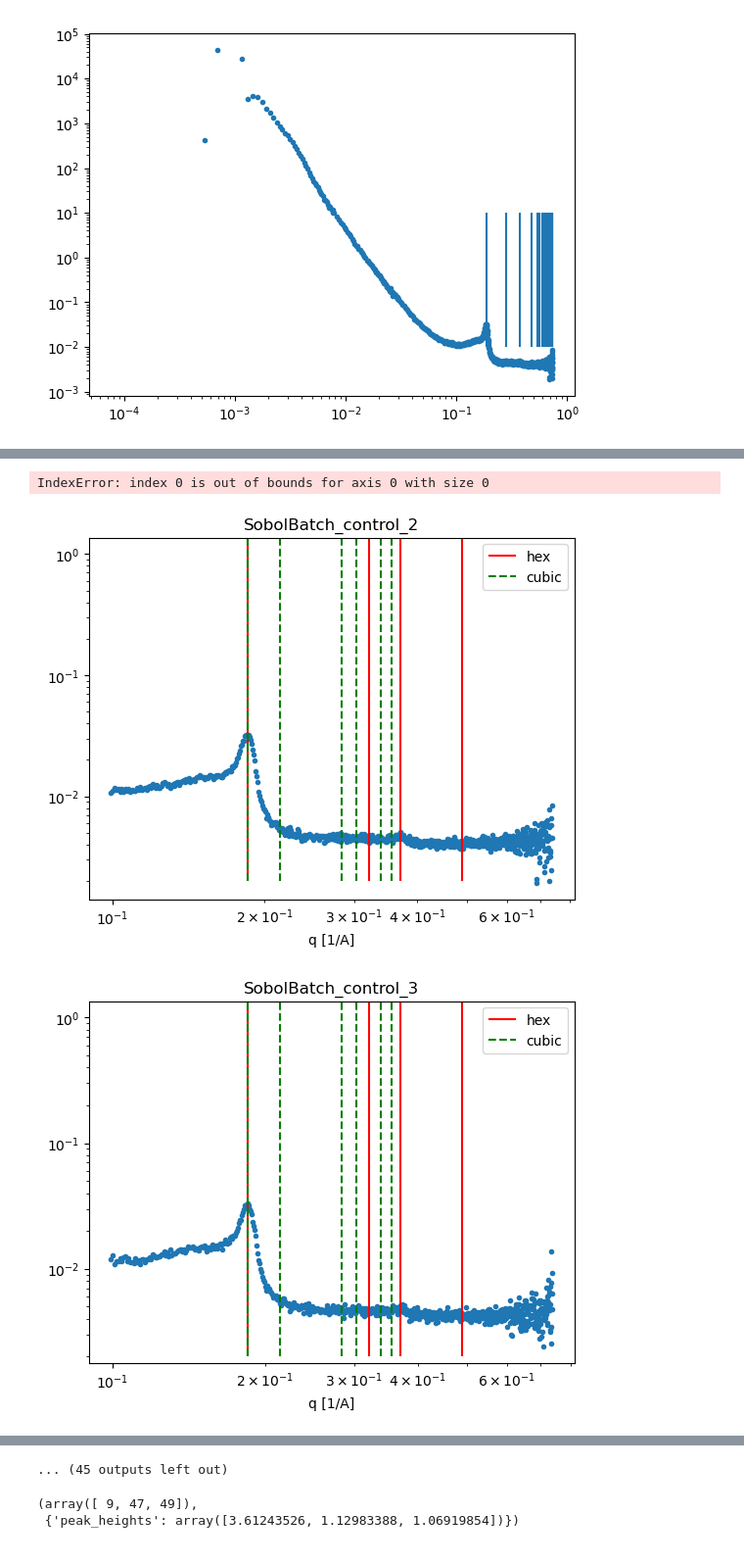
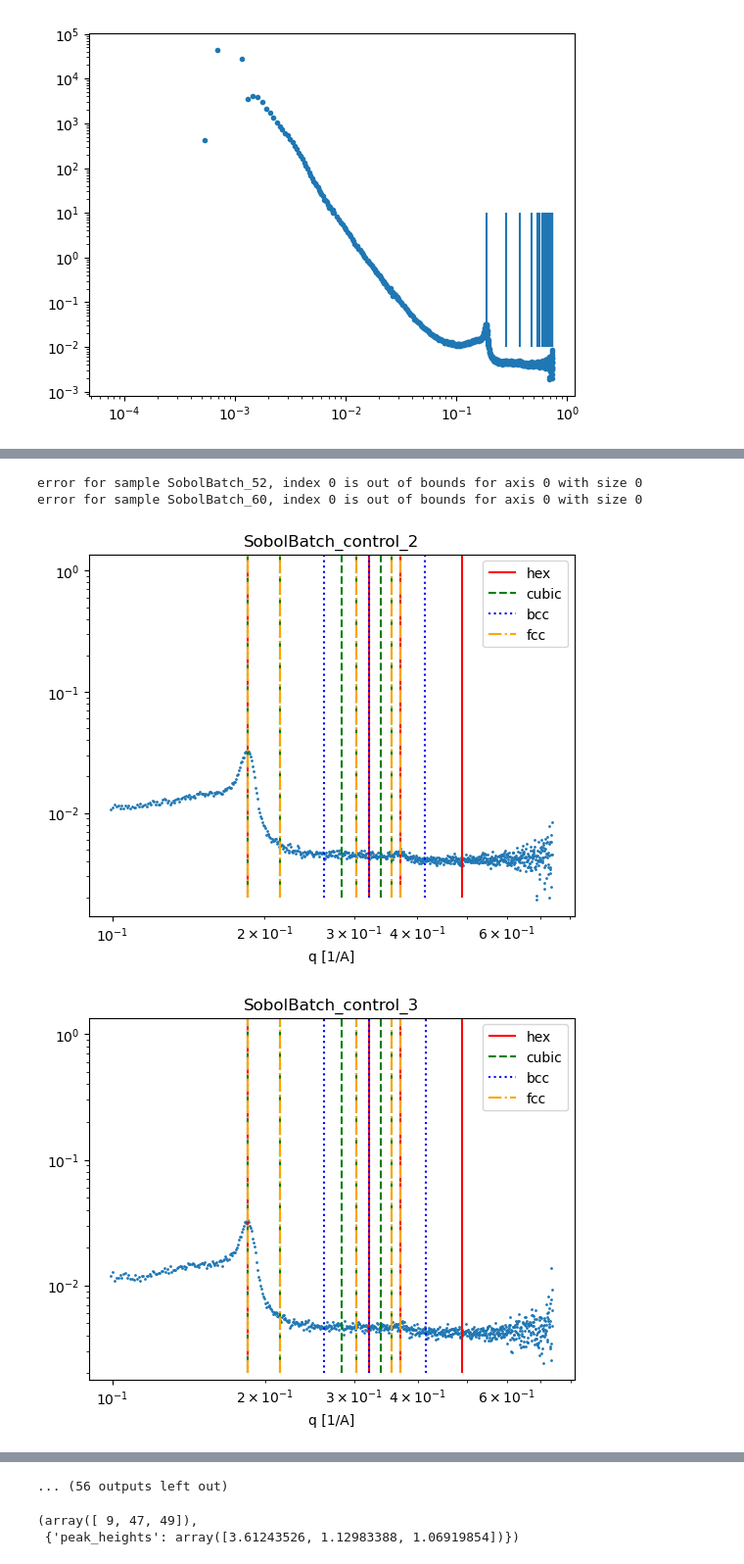
Before and after one commit to pozzo-research-group/silica-np-synthesis, a Jupyter notebook: APS_data_analysis/APSBatch_mesoporousPhasemaps.ipynb, the cells around one changed output, grey strips where cells are left out. Shown at 98% size. Cells and saved outputs as stored; diff of their text form; code cells hidden in the pictures.

```diff
--- a/APS_data_analysis/APSBatch_mesoporousPhasemaps.ipynb
+++ b/APS_data_analysis/APSBatch_mesoporousPhasemaps.ipynb
@@ -24,5 +24,6 @@ with open('../APS/Mesoporous_constants_APS_batch.json', 'rt') as f:
     constants = json.load(f)
 # %%
 data_fp = "/mnt/c/Users/bgpel/My Drive/Research/PozzoResearchGroup/Stober_synthesis/SAXS_data/2025_04_11_APSbatchMAXS/merged_emptyblank/ESAXS_SAXS_MAXS"
+usaxs_fp = "/mnt/c/Users/bgpel/My Drive/Research/PozzoResearchGroup/APS_Beamtime_Sp25/BatchSamplesData/Reduced_ascii_4_18_25_emptyBlank_renamed"
 # %%
 paths = os.listdir(data_fp)
@@ -95,12 +97,14 @@ for i, row in sample_table.iloc[0:73].iterrows():
     if sample_uid is not np.nan:
 
         filename = glob.glob(os.path.join(data_fp, f'*{sample_uid}*'))
+        usaxs_filename = glob.glob(os.path.join(usaxs_fp, f'*{sample_uid}*'))
         print(filename)
         if len(filename) == 0:
             print(f'Warning: No files found for sample {sample_uid}')
             continue
 
         sample['data'] = io.read_1D_data(filename[0])
+        sample['usaxs_data'] = pd.read_csv(usaxs_filename[0], sep = '\t')
 
 
         composition_row = composition_table.loc[sample_uid]
@@ -180,38 +167,56 @@ def cubic_peaks(p0):
 
 def hex_peaks(p0):
     return [p0, np.sqrt(3)*p0, np.sqrt(4)*p0, np.sqrt(7)*p0]
+
+def bcc_peaks(p0):
+    return [p0, np.sqrt(2)*p0, np.sqrt(3)*p0, np.sqrt(4)*p0, np.sqrt(5)*p0]
+
+def fcc_peaks(p0):
+    return [p0, np.sqrt(4/3)*p0, np.sqrt(8/3)*p0, np.sqrt(11/3)*p0, np.sqrt(12/3)*p0]
 # %%
 for sample in sobolbatch_samples.values():
     #if sample['sample_name'] == 'SobolBatch_43':
     fig, ax = plt.subplots()
     minind = 200
     q = list(sample['data'][0]['q'])[minind:]
     I = list(sample['data'][0]['I'])[minind:]
-    peak_ind = find_peaks(np.log10(I), prominence=0.01, width=10)[0][0]
+    try:
+        peak_ind = find_peaks(np.log10(I), prominence=0.01, width=10)[0][0]
+    except Exception as e:
+        print(f'error for sample {sample['sample_name']}, {e}')
     p0 = q[peak_ind]
     hex_peakvals = hex_peaks(p0)
     cubic_peakvals = cubic_peaks(p0)
-    ax.loglog(q, I, ls = '', marker = '.')
+    bcc_peakvals = bcc_peaks(p0)
+    fcc_peakvals = fcc_peaks(p0)
+    ax.loglog(q, I, ls = '', marker = '.', markersize = 2)
     for peak in hex_peakvals:
         ax.vlines(peak, 2e-3, 1e1, color = 'red', label = 'hex')
 
     for peak in cubic_peakvals:
         ax.vlines(peak, 2e-3, 1e1, color = 'green', ls = '--', label = 'cubic')
+
+    for peak in bcc_peakvals:
+        ax.vlines(peak, 2e-3, 1e1, color = 'blue', ls = 'dotted', label = 'bcc')
+
+    for peak in fcc_peakvals:
+        ax.vlines(peak, 2e-3, 1e1, color = 'orange', ls = 'dashdot', label = 'fcc')
 
     #dedupe legend
     handles, labels = ax.get_legend_handles_labels()
 
     # Remove duplicates
     unique = dict(zip(labels, handles))
 
     # Add the legend
     ax.legend(unique.values(), unique.keys())
 
 
     ax.set_xlabel('q [1/A]')
     ax.set_title(sample['sample_name'])
     #plt.savefig('sample43.png', dpi = 300)
 # %% [output]
-IndexError: index 0 is out of bounds for axis 0 with size 0
+error for sample SobolBatch_52, index 0 is out of bounds for axis 0 with size 0
+error for sample SobolBatch_60, index 0 is out of bounds for axis 0 with size 0
-[figure, old version]
+[figure, new version]
-[figure, old version]
+[figure, new version]
@@ -227,4 +232,4 @@ IndexError: index 0 is out of bounds for axis 0 with size 0
-... (45 outputs left out)
+... (56 outputs left out)
 # %%
 peaks
 # %% [output]
```
Also changed, not shown: parts of 12 cells of this notebook, 5 other files.
